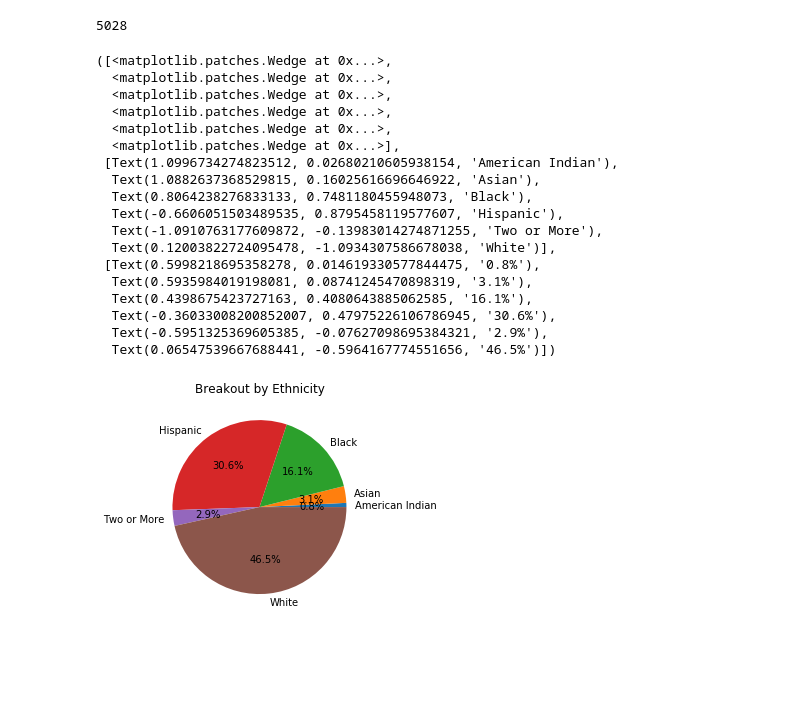
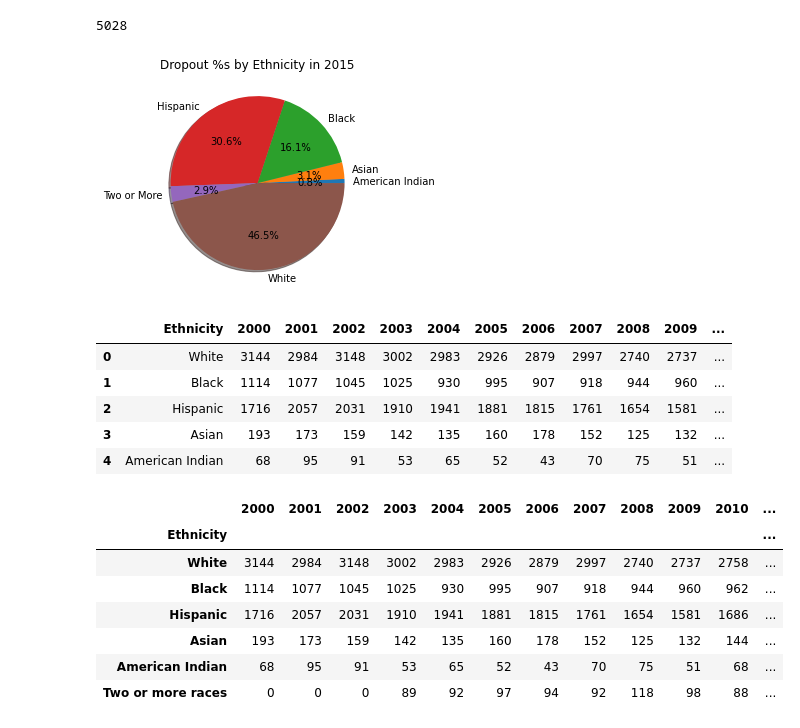
Before and after one commit to hannahduncan/bullying-in-america, a Jupyter notebook: NationalStats.ipynb, the cells around one changed output. Saved outputs shown, nothing was run; the diff lists cells and outputs as text; code cells hidden in the pictures; blank space fills up the shorter version.

```diff
--- a/NationalStats.ipynb
+++ b/NationalStats.ipynb
@@ -102,31 +102,41 @@ SY2015_ethnic.sum()
 # %% [output]
 5028
 # %%
-# Generate a pie plot showing the distribution of female versus male mice using pyplot
-ethnicities = ["American Indian", "Asian", "Black", "Hispanic", "Two or More", "White"]
+# Generate a pie plot showing the distribution of dropout counts by ethnicity
+ethnicities = "American Indian", "Asian", "Black", "Hispanic", "Two or More", "White"
 ecounts = [39, 156, 807, 1541, 146, 2339]
+fig1, ax1 = plt.subplots()
+ax1.pie(ecounts, labels=ethnicities, autopct='%1.1f%%', shadow=True)
+ax1.set_title("Dropout %s by Ethnicity in 2015")
 
-plt.title("Breakout by Ethnicity")
-plt.pie(ecounts, labels=ethnicities, autopct="%1.1f%%")
+plt.show()
 # %% [output]
-([<matplotlib.patches.Wedge at 0x...>,
-  <matplotlib.patches.Wedge at 0x...>,
-  <matplotlib.patches.Wedge at 0x...>,
-  <matplotlib.patches.Wedge at 0x...>,
-  <matplotlib.patches.Wedge at 0x...>,
-  <matplotlib.patches.Wedge at 0x...>],
- [Text(1.0996734274823512, 0.02680210605938154, 'American Indian'),
-  Text(1.0882637368529815, 0.16025616696646922, 'Asian'),
-  Text(0.8064238276833133, 0.7481180455948073, 'Black'),
-  Text(-0.6606051503489535, 0.8795458119577607, 'Hispanic'),
-  Text(-1.0910763177609872, -0.13983014274871255, 'Two or More'),
-  Text(0.12003822724095478, -1.0934307586678038, 'White')],
- [Text(0.5998218695358278, 0.014619330577844475, '0.8%'),
-  Text(0.5935984019198081, 0.08741245470898319, '3.1%'),
-  Text(0.4398675423727163, 0.4080643885062585, '16.1%'),
-  Text(-0.36033008200852007, 0.47975226106786945, '30.6%'),
-  Text(-0.5951325369605385, -0.07627098695384321, '2.9%'),
-  Text(0.06547539667688441, -0.5964167774551656, '46.5%')])
-[figure, old version]
+[figure, new version]
 # %%
 #NEXT STEPS - LINE GRAPHS SHOWING ETHNICITY RATES OVER TIME
+#Bring in data
+# Save file path to variable
+EthbyYr_csv = "EthnbyYear.csv"
+# Read with Pandas
+EthbyYr_df = pd.read_csv(EthbyYr_csv)
+EthbyYr_df.head()
+# %% [output]
+|  | Ethnicity | 2000 | 2001 | 2002 | 2003 | 2004 | 2005 | 2006 | 2007 | 2008 | 2009 | ... |
+| 0 | White | 3144 | 2984 | 3148 | 3002 | 2983 | 2926 | 2879 | 2997 | 2740 | 2737 | ... |
+| 1 | Black | 1114 | 1077 | 1045 | 1025 | 930 | 995 | 907 | 918 | 944 | 960 | ... |
+| 2 | Hispanic | 1716 | 2057 | 2031 | 1910 | 1941 | 1881 | 1815 | 1761 | 1654 | 1581 | ... |
+| 3 | Asian | 193 | 173 | 159 | 142 | 135 | 160 | 178 | 152 | 125 | 132 | ... |
+| 4 | American Indian | 68 | 95 | 91 | 53 | 65 | 52 | 43 | 70 | 75 | 51 | ... |
+# %%
+# Set the 'Ethnicity to be the index
+EthbyYr_df = EthbyYr_df.set_index("Ethnicity")
+EthbyYr_df
+# %% [output]
+|  | 2000 | 2001 | 2002 | 2003 | 2004 | 2005 | 2006 | 2007 | 2008 | 2009 | 2010 | ... |
+| Ethnicity |  |  |  |  |  |  |  |  |  |  |  | ... |
+| White | 3144 | 2984 | 3148 | 3002 | 2983 | 2926 | 2879 | 2997 | 2740 | 2737 | 2758 | ... |
+| Black | 1114 | 1077 | 1045 | 1025 | 930 | 995 | 907 | 918 | 944 | 960 | 962 | ... |
+| Hispanic | 1716 | 2057 | 2031 | 1910 | 1941 | 1881 | 1815 | 1761 | 1654 | 1581 | 1686 | ... |
+| Asian | 193 | 173 | 159 | 142 | 135 | 160 | 178 | 152 | 125 | 132 | 144 | ... |
+| American Indian | 68 | 95 | 91 | 53 | 65 | 52 | 43 | 70 | 75 | 51 | 68 | ... |
+| Two or more races | 0 | 0 | 0 | 89 | 92 | 97 | 94 | 92 | 118 | 98 | 88 | ... |
```
Also changed, not shown: parts of 3 cells of this notebook, 1 other file.
